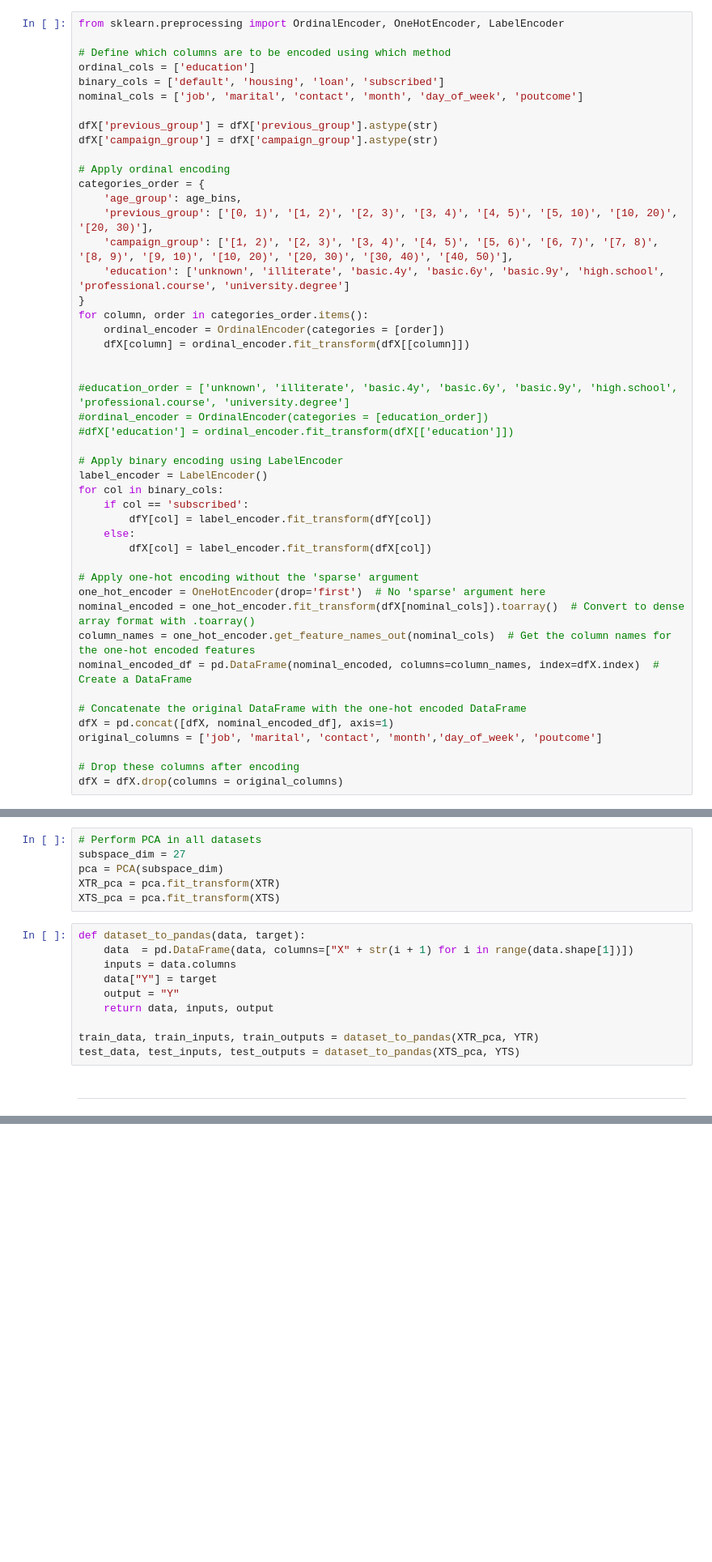
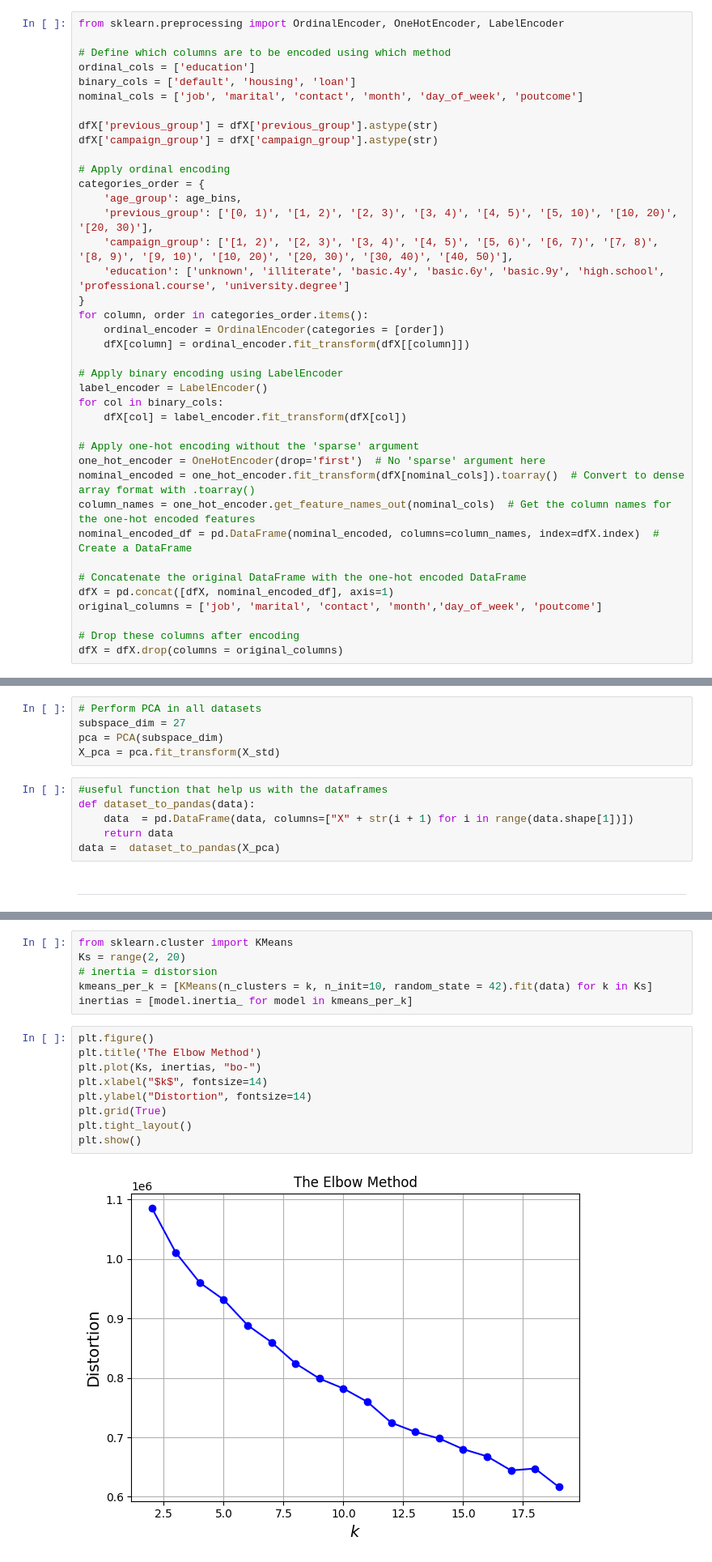
Before and after one commit to SergioCuencaNunez/ml3-bank-marketing, a Jupyter notebook: main.ipynb, the cells around one changed output, grey strips where cells are left out. Shown at 81% size. Cells and saved outputs as stored; diff of their text form; blank space fills up the shorter version.

Commit message:
Clustering Finished

```diff
--- a/main.ipynb
+++ b/main.ipynb
@@ -416,7 +411,7 @@ from sklearn.preprocessing import OrdinalEncoder, OneHotEncoder, LabelEncoder
 
 # Define which columns are to be encoded using which method
 ordinal_cols = ['education']
-binary_cols = ['default', 'housing', 'loan', 'subscribed']
+binary_cols = ['default', 'housing', 'loan']
 nominal_cols = ['job', 'marital', 'contact', 'month', 'day_of_week', 'poutcome']
 
 dfX['previous_group'] = dfX['previous_group'].astype(str)
@@ -433,18 +428,10 @@ for column, order in categories_order.items():
     ordinal_encoder = OrdinalEncoder(categories = [order])
     dfX[column] = ordinal_encoder.fit_transform(dfX[[column]])
 
-
-#education_order = ['unknown', 'illiterate', 'basic.4y', 'basic.6y', 'basic.9y', 'high.school', 'professional.course', 'university.degree']
-#ordinal_encoder = OrdinalEncoder(categories = [education_order])
-#dfX['education'] = ordinal_encoder.fit_transform(dfX[['education']])
-
 # Apply binary encoding using LabelEncoder
 label_encoder = LabelEncoder()
 for col in binary_cols:
-    if col == 'subscribed':
-        dfY[col] = label_encoder.fit_transform(dfY[col])
-    else:
-        dfX[col] = label_encoder.fit_transform(dfX[col])
+    dfX[col] = label_encoder.fit_transform(dfX[col])
 
 # Apply one-hot encoding without the 'sparse' argument
 one_hot_encoder = OneHotEncoder(drop='first')  # No 'sparse' argument here
@@ -727,17 +707,12 @@ XTR, XTS, YTR, YTS = train_test_split(X_std, dfY['subscribed'].values,
 # Perform PCA in all datasets
 subspace_dim = 27
 pca = PCA(subspace_dim)
-XTR_pca = pca.fit_transform(XTR)
-XTS_pca = pca.fit_transform(XTS)
+X_pca = pca.fit_transform(X_std)
 # %%
-def dataset_to_pandas(data, target):
+#useful function that help us with the dataframes
+def dataset_to_pandas(data):
     data  = pd.DataFrame(data, columns=["X" + str(i + 1) for i in range(data.shape[1])])
-    inputs = data.columns
-    data["Y"] = target
-    output = "Y"
-    return data, inputs, output
-
-train_data, train_inputs, train_outputs = dataset_to_pandas(XTR_pca, YTR)
-test_data, test_inputs, test_outputs = dataset_to_pandas(XTS_pca, YTS)
+    return data
+data =  dataset_to_pandas(X_pca)
 # %% [markdown]
 ---
@@ -846,0 +739,17 @@ array([0, 9, 0, ..., 0, 4, 4], dtype=int32)
+# %%
+from sklearn.cluster import KMeans
+Ks = range(2, 20)
+# inertia = distorsion
+kmeans_per_k = [KMeans(n_clusters = k, n_init=10, random_state = 42).fit(data) for k in Ks]
+inertias = [model.inertia_ for model in kmeans_per_k]
+# %%
+plt.figure()
+plt.title('The Elbow Method')
+plt.plot(Ks, inertias, "bo-")
+plt.xlabel("$k$", fontsize=14)
+plt.ylabel("Distortion", fontsize=14)
+plt.grid(True)
+plt.tight_layout()
+plt.show()
+# %% [output]
+[figure, added]
```
Also changed, not shown: parts of 20 cells of this notebook.
